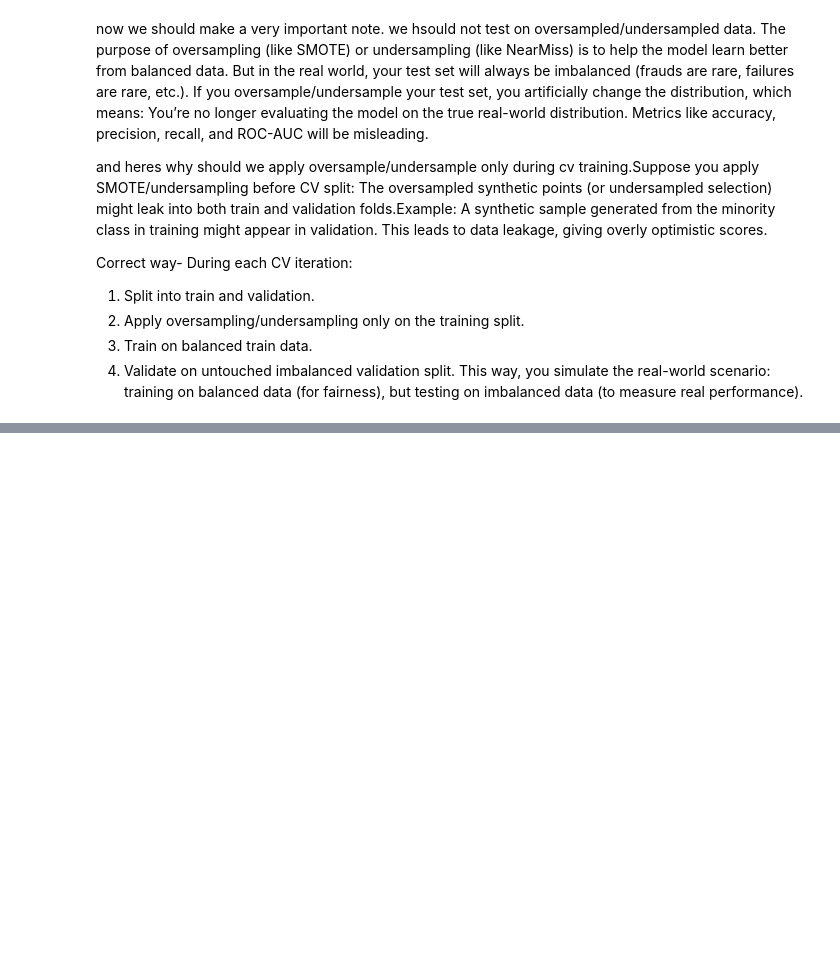
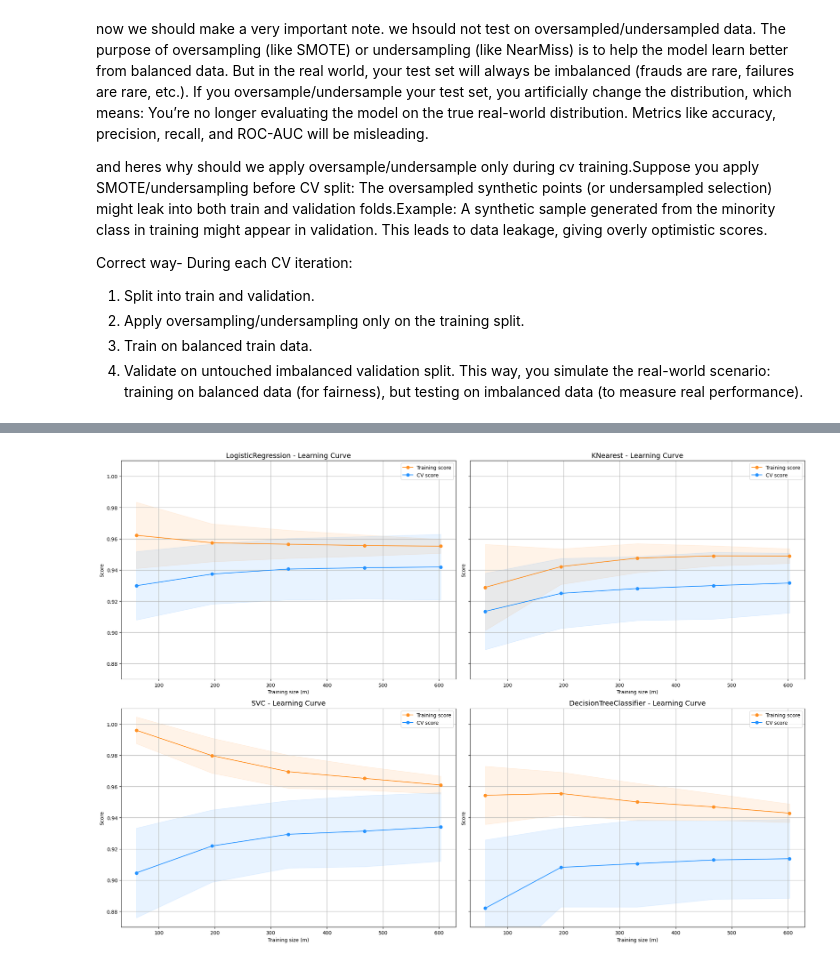
Before and after one commit to harshitaphadtare/credit-fraud, a Jupyter notebook: main.ipynb, the cells around one changed output, grey strips where cells are left out. Drawn from its saved outputs; the diff is of its cells as text; code cells hidden in the pictures; blank space fills up the shorter version.

```diff
--- a/main.ipynb
+++ b/main.ipynb
@@ -621,0 +654,63 @@ print(f"NearMiss Label Distribution: {Counter(Y_nearmiss)}")
+# %%
+from sklearn.model_selection import ShuffleSplit
+
+X = new_df.drop(columns=['Class'],axis=1)
+Y = new_df['Class']
+
+X_train,X_test,Y_train,Y_test = train_test_split(X,Y,test_size=0.2,random_state=42)
+
+X_train = X_train.values
+X_test = X_test.values
+Y_train = Y_train.values
+Y_test = Y_test.values
+
+def plot_learning_curves(estimators,titles,X,Y,cv=None,n_jobs=1,train_sizes=np.linspace(0.1,1.0,5),ylim=None):
+    if cv is None:
+        cv = StratifiedKFold(n_splits=5,shuffle=True,random_state=42)
+
+    fig,axes = plt.subplots(2,2,figsize=(20,14),sharey=True)
+    axes = axes.ravel()
+
+    for ax,est,title in zip(axes,estimators,titles):
+
+        train_sizes,train_scores,test_scores = learning_curve(
+            estimator=est,X=X,y=Y,cv=cv,n_jobs=n_jobs,train_sizes=train_sizes
+        )
+
+        train_mean = np.mean(train_scores,axis=1)
+        train_std = np.std(train_scores,axis=1)
+        test_mean = np.mean(test_scores,axis=1)
+        test_std = np.std(test_scores,axis=1)
+
+        #plot shaded regions
+        ax.fill_between(train_sizes,train_mean - train_std,train_mean+train_std,alpha=0.1,color="#ff9124")
+        ax.fill_between(train_sizes,test_mean - test_std,test_mean + test_std,alpha=0.1,color="#2492ff")
+
+        ax.plot(train_sizes,train_mean,"o-", color="#ff9124", label="Training score")
+        ax.plot(train_sizes, test_mean, 'o-', color="#2492ff", label="CV score")
+
+        ax.set_title(f"{title} - Learning Curve", fontsize=14)
+        ax.set_xlabel("Training size (m)")
+        ax.set_ylabel("Score")
+        ax.grid(True)
+        ax.legend(loc="best")
+
+    if ylim is not None:
+        plt.ylim(*ylim)
+    plt.tight_layout()
+
+    return plt
+
+
+estimators = [log_reg,knears_neighbors,svc,tree_clf]
+titles = ["LogisticRegression","KNearest","SVC","DecisionTreeClassifier"]
+
+plot_learning_curves(
+    estimators = estimators,
+    titles = titles,
+    X=X_train,Y=Y_train,
+    cv=ShuffleSplit(n_splits=100, test_size=0.2, random_state=42),
+    n_jobs=4,
+    ylim=(0.87, 1.01)
+)
+# %% [output]
@@ -621,0 +718 @@ print(f"NearMiss Label Distribution: {Counter(Y_nearmiss)}")
+[figure, added]
```
Also changed, not shown: parts of 26 cells of this notebook.
